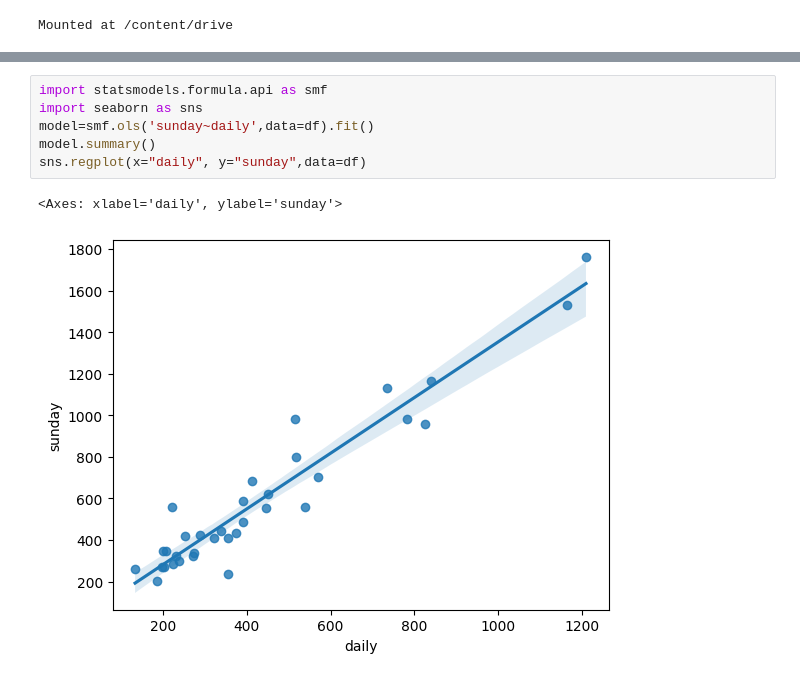
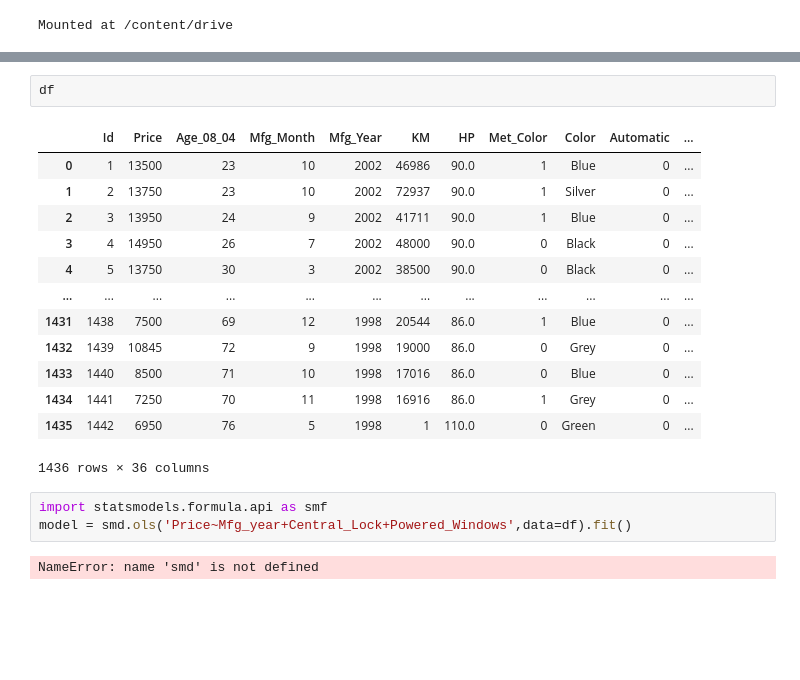
Before and after one commit to Abhinaya879/EXCLR, a Jupyter notebook: AD.ipynb, the cells around one changed output, grey strips where cells are left out. Drawn from its saved outputs; the diff is of its cells as text; blank space fills up the shorter version.

```diff
--- a/AD.ipynb
+++ b/AD.ipynb
@@ -210,9 +228,21 @@ df
+# %%
+df
+# %% [output]
+|  | Id | Price | Age_08_04 | Mfg_Month | Mfg_Year | KM | HP | Met_Color | Color | Automatic | ... |
+| 0 | 1 | 13500 | 23 | 10 | 2002 | 46986 | 90.0 | 1 | Blue | 0 | ... |
+| 1 | 2 | 13750 | 23 | 10 | 2002 | 72937 | 90.0 | 1 | Silver | 0 | ... |
+| 2 | 3 | 13950 | 24 | 9 | 2002 | 41711 | 90.0 | 1 | Blue | 0 | ... |
+| 3 | 4 | 14950 | 26 | 7 | 2002 | 48000 | 90.0 | 0 | Black | 0 | ... |
+| 4 | 5 | 13750 | 30 | 3 | 2002 | 38500 | 90.0 | 0 | Black | 0 | ... |
+| ... | ... | ... | ... | ... | ... | ... | ... | ... | ... | ... | ... |
+| 1431 | 1438 | 7500 | 69 | 12 | 1998 | 20544 | 86.0 | 1 | Blue | 0 | ... |
+| 1432 | 1439 | 10845 | 72 | 9 | 1998 | 19000 | 86.0 | 0 | Grey | 0 | ... |
+| 1433 | 1440 | 8500 | 71 | 10 | 1998 | 17016 | 86.0 | 0 | Blue | 0 | ... |
+| 1434 | 1441 | 7250 | 70 | 11 | 1998 | 16916 | 86.0 | 1 | Grey | 0 | ... |
+| 1435 | 1442 | 6950 | 76 | 5 | 1998 | 1 | 110.0 | 0 | Green | 0 | ... |
+1436 rows × 36 columns
 # %%
 import statsmodels.formula.api as smf
-import seaborn as sns
-model=smf.ols('sunday~daily',data=df).fit()
-model.summary()
-sns.regplot(x="daily", y="sunday",data=df)
+model = smd.ols('Price~Mfg_year+Central_Lock+Powered_Windows',data=df).fit()
 # %% [output]
-<Axes: xlabel='daily', ylabel='sunday'>
+NameError: name 'smd' is not defined
-[figure, removed]
```
Also changed, not shown: parts of 9 cells of this notebook.
